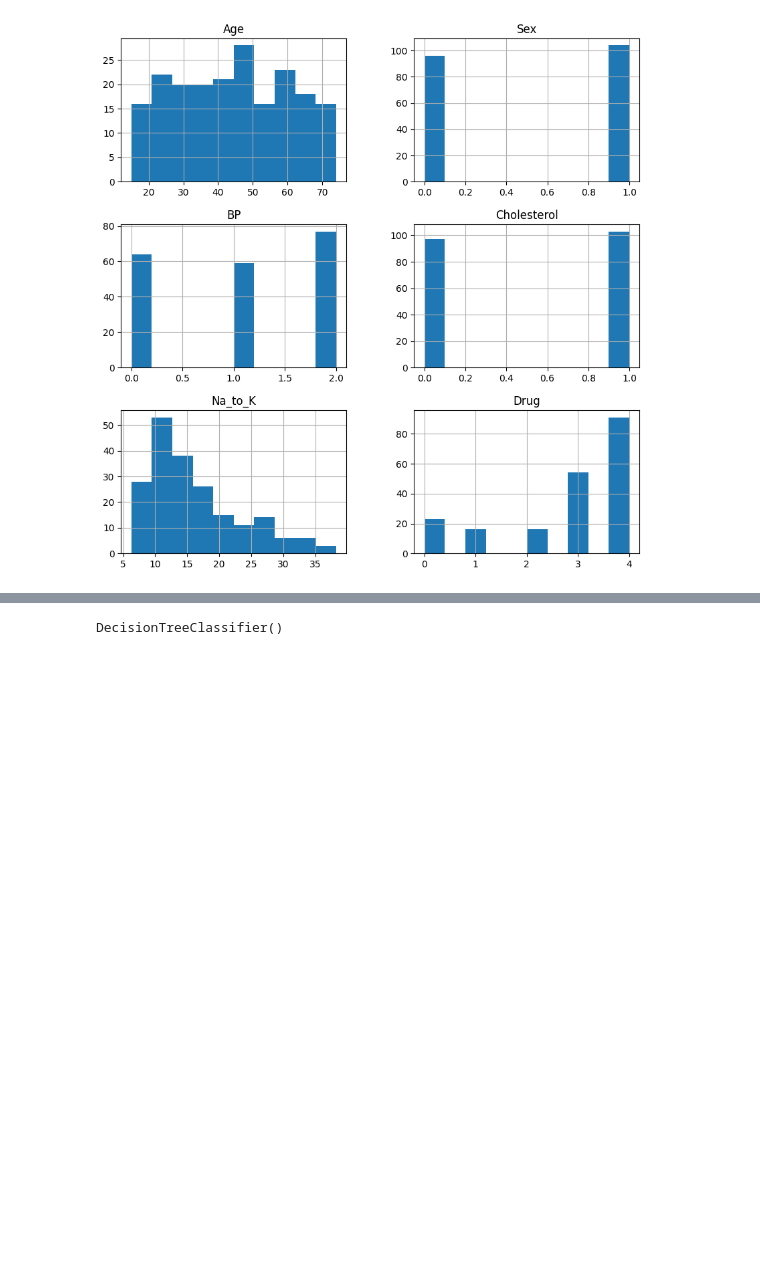
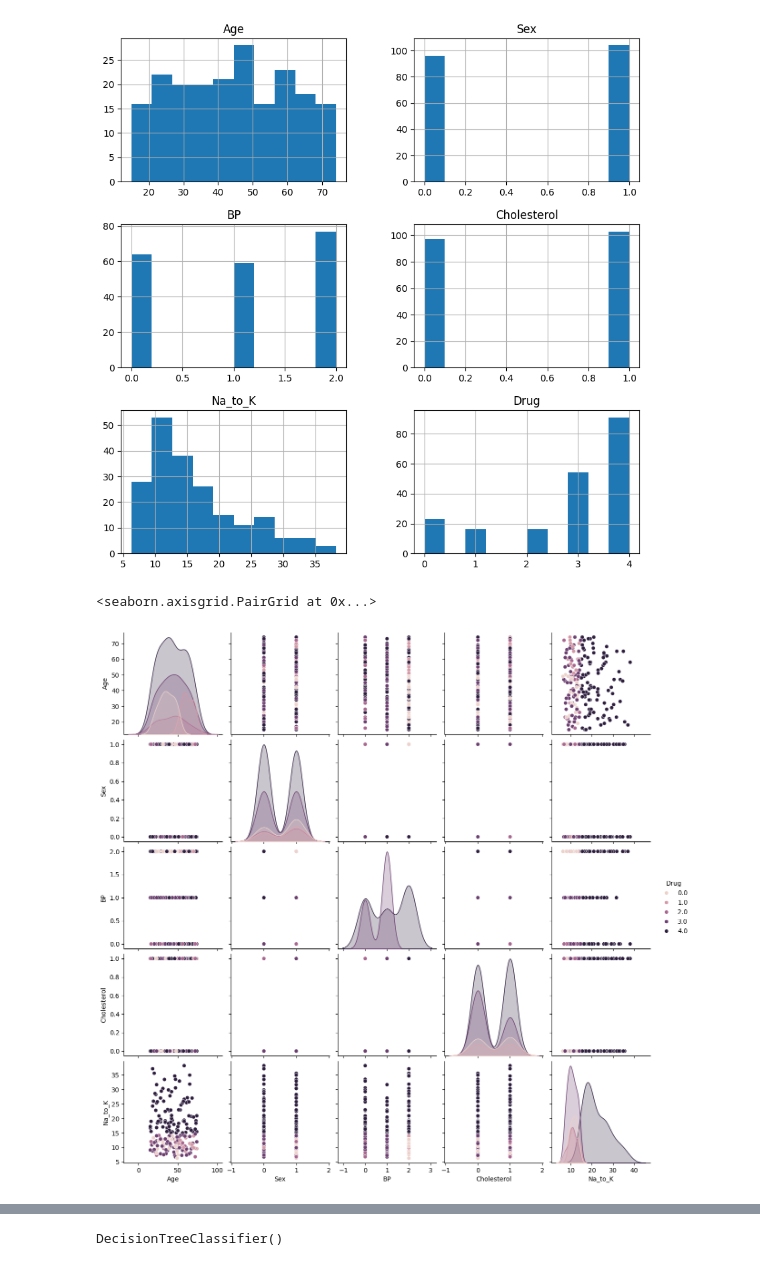
Before and after one commit to sebastianmentor/EOBPAH25KD_Lektion_12, a Jupyter notebook: drugs.ipynb, the cells around one changed output, grey strips where cells are left out. Saved outputs shown, nothing was run; the diff lists cells and outputs as text; code cells hidden in the pictures; blank space fills up the shorter version.

```diff
--- a/drugs.ipynb
+++ b/drugs.ipynb
@@ -111,3 +116,8 @@ array([[<Axes: title={'center': 'Age'}>, <Axes: title={'center': 'Sex'}>],
        [<Axes: title={'center': 'Na_to_K'}>,
         <Axes: title={'center': 'Drug'}>]], dtype=object)
 [figure]
+# %%
+sns.pairplot(df, hue="Drug")
+# %% [output]
+<seaborn.axisgrid.PairGrid at 0x...>
+[figure, added]
```
Also changed, not shown: parts of 22 cells of this notebook, 7 other files.
